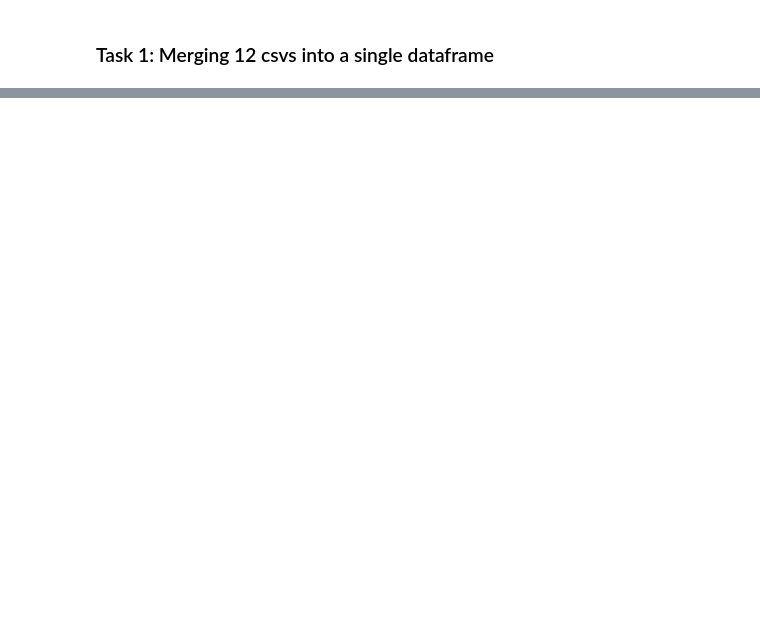
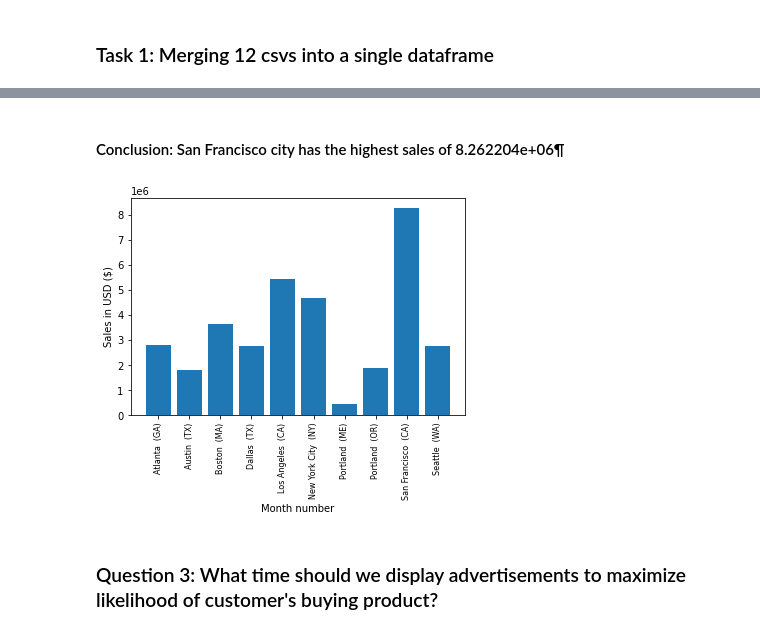
Before and after one commit to dabok12/Sales-Analysis, a Jupyter notebook: sales.ipynb, the cells around one changed output, grey strips where cells are left out. Drawn from its saved outputs; the diff is of its cells as text; code cells hidden in the pictures; blank space fills up the shorter version.

```diff
--- a/sales.ipynb
+++ b/sales.ipynb
@@ -40,0 +175,16 @@ sales_df
+# %% [markdown]
+#### Conclusion: San Francisco city has the highest sales of 8.262204e+06¶
+# %%
+import matplotlib.pyplot as plt
+
+keys = [city for city, df in all_data.groupby(['City'])]
+
+plt.bar(keys,all_data.groupby(['City']).sum()['Sales'])
+plt.ylabel('Sales in USD ($)')
+plt.xlabel('Month number')
+plt.xticks(keys, rotation='vertical', size=8)
+plt.show()
+# %% [output]
+[figure, added]
+# %% [markdown]
+### Question 3: What time should we display advertisements to maximize likelihood of customer's buying product?
```
Also changed, not shown: parts of 38 cells of this notebook, 2 other files.
